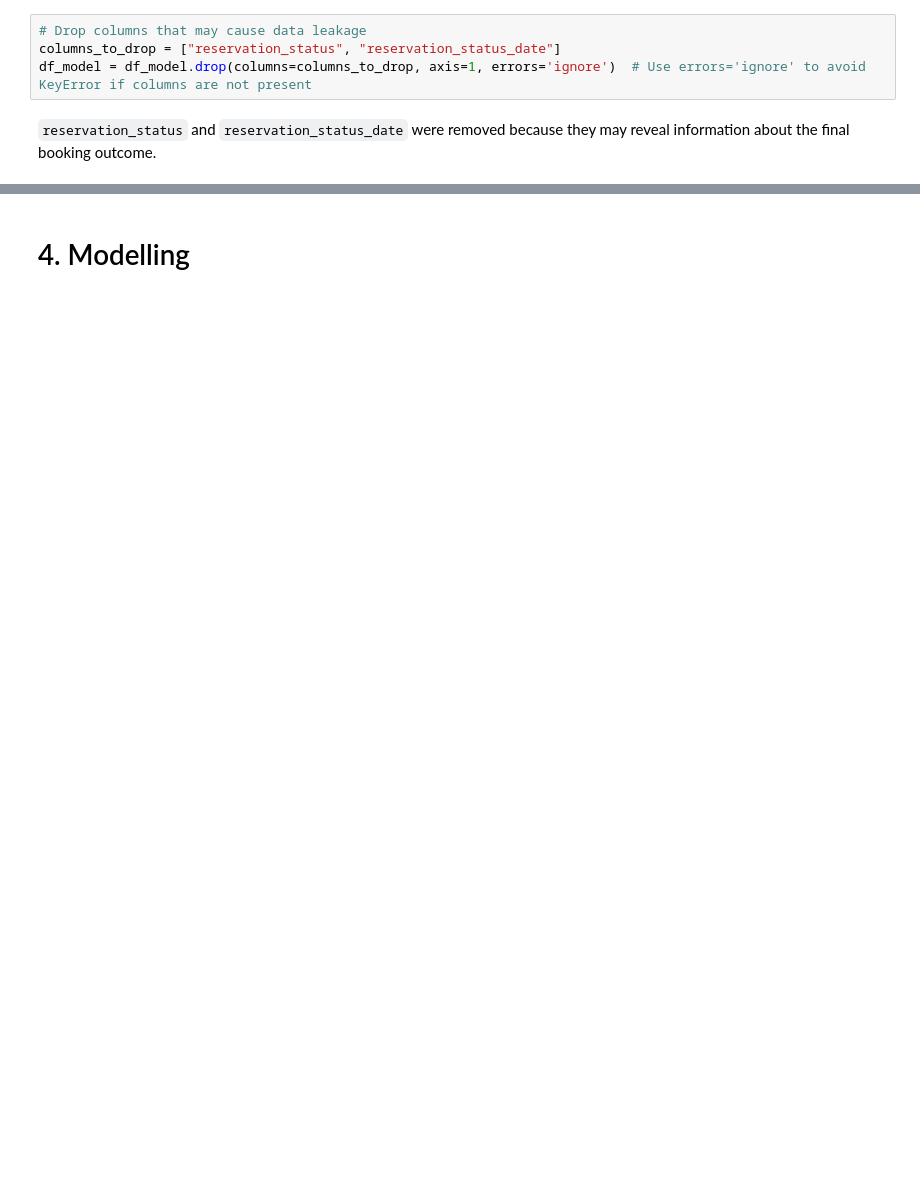
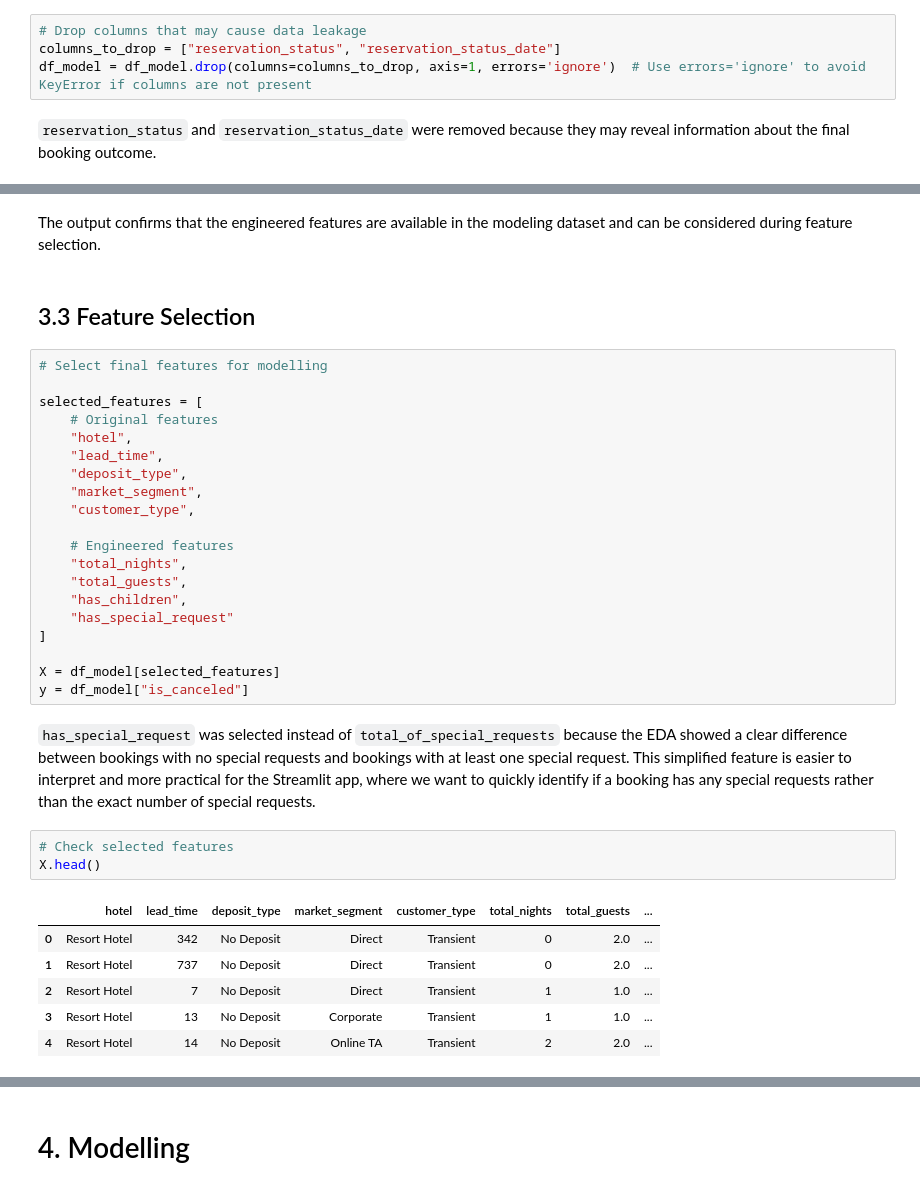
Before and after one commit to grishmmirpuri-art/staysure-ai-hotel-cancellation, a Jupyter notebook: notebooks/staysure_model_development.ipynb, the cells around one changed output, grey strips where cells are left out. Saved outputs shown, nothing was run; the diff lists cells and outputs as text; blank space fills up the shorter version.

```diff
--- a/notebooks/staysure_model_development.ipynb
+++ b/notebooks/staysure_model_development.ipynb
@@ -430,0 +704,36 @@ df_model = df_model.drop(columns=columns_to_drop, axis=1, errors='ignore')  # Us
+# %% [markdown]
+The output confirms that the engineered features are available in the modeling dataset and can be considered during feature selection.
+# %% [markdown]
+## 3.3 Feature Selection
+# %%
+# Select final features for modelling
+
+selected_features = [
+    # Original features
+    "hotel",
+    "lead_time",
+    "deposit_type",
+    "market_segment",
+    "customer_type",
+
+    # Engineered features
+    "total_nights",
+    "total_guests",
+    "has_children",
+    "has_special_request"
+]
+
+X = df_model[selected_features]
+y = df_model["is_canceled"]
+# %% [markdown]
+`has_special_request` was selected instead of `total_of_special_requests` because the EDA showed a clear difference between bookings with no special requests and bookings with at least one special request. This simplified feature is easier to interpret and more practical for the Streamlit app, where we want to quickly identify if a booking has any special requests rather than the exact number of special requests.
+# %%
+# Check selected features
+X.head()
+# %% [output]
+|  | hotel | lead_time | deposit_type | market_segment | customer_type | total_nights | total_guests | ... |
+| 0 | Resort Hotel | 342 | No Deposit | Direct | Transient | 0 | 2.0 | ... |
+| 1 | Resort Hotel | 737 | No Deposit | Direct | Transient | 0 | 2.0 | ... |
+| 2 | Resort Hotel | 7 | No Deposit | Direct | Transient | 1 | 1.0 | ... |
+| 3 | Resort Hotel | 13 | No Deposit | Corporate | Transient | 1 | 1.0 | ... |
+| 4 | Resort Hotel | 14 | No Deposit | Online TA | Transient | 2 | 2.0 | ... |
```
Also changed, not shown: parts of 64 cells of this notebook, 1 other file.
